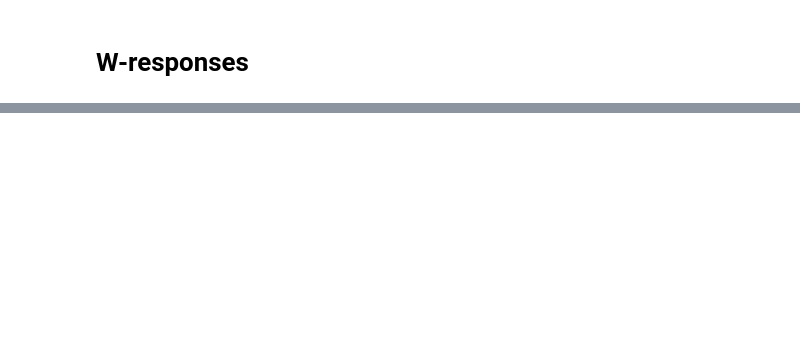
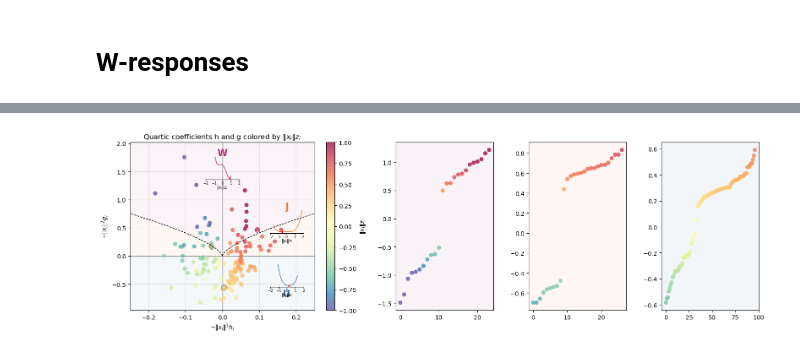
Before and after one commit to stootoon/glom-io-transform-release, a Jupyter notebook: model_fitting/explain_diag.ipynb, the cells around one changed output, grey strips where cells are left out. Cells and saved outputs as stored; diff of their text form; code cells hidden in the pictures; blank space fills up the shorter version.

```diff
--- a/model_fitting/explain_diag.ipynb
+++ b/model_fitting/explain_diag.ipynb
@@ -217,0 +157,89 @@ ylim([-1,1])
+# %%
+# Plot the phase plane: x = -|x_i|^3 h_i, y = -|x_i|^2 g_i
+from matplotlib.gridspec import GridSpec
+gs = GridSpec(1, 5)
+figure(figsize=(16,5))
+ax1 = subplot(gs[0,:2])
+zz = Q.z * Xn
+color_by_dict = {"$z-1$":(Q.z-1, -5, 5, "seismic"),
+            "$z$":(Q.z, -4, 4, "Spectral_r"),
+            "$\\|x_i\\|z_i$":(zz, -1,1, "Spectral_r"),
+            "$k$":(Q.C_, -0.25, 0.25, "coolwarm"),
+            "$|z|$":(np.abs(Q.z), 0, 5, "viridis"),
+            "$s$": (np.sign(Q.z), -1, 1, "bwr")
+}
+which_scheme = "$\\|x_i\\|z_i$"
+color_by = color_by_dict[which_scheme]
+gg =  Q.g_.copy() * Xn**(2*1)
+hh = -Q.h_.copy() * Xn**(3*1)
+xx_pl = hh    # new x-axis: -|x_i|^3 h_i (the old y-axis)
+yy_pl = -gg   # new y-axis: -|x_i|^2 g_i (negative of the old x-axis)
+scatter(xx_pl, yy_pl, c = color_by[0], alpha=0.75, cmap=color_by[3], vmin=color_by[1], vmax=color_by[2])
+grid(True, linestyle=":")
+axhline(0, zorder=-1, lw=1, color="k", alpha=0.5)
+axvline(0, zorder=-1, lw=1, color="k", alpha=0.5)
+ii = np.argsort(Q.z)
+in_W = (gg < 0) & (hh**2 < (4/27) * np.abs(gg)**3)
+in_J = (gg < 0) & (~in_W)
+in_U = (gg > 0)
+region_colors = {"U": "#4477AA", "J": "#EE7733", "W": "#AA3377"}
+exemplars = {}
+for name, mask in [("U", in_U), ("J", in_J), ("W", in_W)]:
+    idx = where(mask)[0]
+    if len(idx): exemplars[name] = idx[:11][-1] if name == "W" else idx[len(idx)//2]
+for name, wi in exemplars.items():
+    plot(xx_pl[wi], yy_pl[wi], "o", color=region_colors[name], markerfacecolor="none", markersize=8)
+xlabel("$-\|x_i\|^3 h_i$"); ylabel("$-\|x_i\|^2 g_i$"); title(f"Quartic coefficients h and g colored by {which_scheme}")
+colorbar(label=which_scheme)
+ax1.set_xlim(-0.25, 0.25)
+# Cusp curve: 27 h^2 = 4 (-g)^3, i.e. x = +/- sqrt(4/27 y^3) for y >= 0
+yvals = np.linspace(0, max(ylim()), 100)
+cusp_x = np.sqrt(4/27 * yvals**3)
+plot(cusp_x, yvals, "k--", lw=1, label="Cusp curve"); plot(-cusp_x, yvals, "k--", lw=1);# legend(loc="lower right")
+# Shade the U, J, W regions
+x0, x1 = xlim(); y0, y1 = ylim()
+yv = np.linspace(0, y1, 200)
+cx = np.sqrt(4/27 * yv**3)
+ax1.axhspan(y0, 0, color="#4477AA", alpha=0.05, lw=0, zorder=-2)              # U: g > 0 (bottom half)
+ax1.fill_betweenx(yv, cx, x1, color="#EE7733", alpha=0.05, lw=0, zorder=-2)   # J: g < 0, right of the cusp
+ax1.fill_betweenx(yv, x0, -cx, color="#EE7733", alpha=0.05, lw=0, zorder=-2)  # J: g < 0, left of the cusp
+ax1.fill_betweenx(yv, -cx, cx, color="#AA3377", alpha=0.05, lw=0, zorder=-2)  # W: between the cusp branches
+label_pos = {"W": (0.5, 0.92), "J": (0.85, 0.60), "U": (0.85, 0.08)}   # axes fractions
+for name, (tx, ty) in label_pos.items():
+    ax1.text(tx, ty, name, color=region_colors[name], transform=ax1.transAxes, ha="center", fontsize=16, fontweight="bold")
+xlim(x0, x1); ylim(y0, y1)
+# Insets: floating loss quartics, one exemplar per region
+def add_loss_inset(i, xc, yc, color):
+    axi = ax1.inset_axes([xc - 0.09, yc, 0.18, 0.14])
+    zv = np.linspace(Q.z.min(), Q.z.max(), 100)
+    axi.plot(zv*Xn[i], Q.LiFUN(i, zv), lw=1, color=color)
+    axi.plot(Q.z[i]*Xn[i], Q.LiFUN(i, Q.z[i]), "r.", markersize=4)
+    axi.patch.set_alpha(0)   # transparent: just a floating quartic
+    [axi.spines[s].set_visible(False) for s in ["top", "right", "left"]]
+    axi.set_yticks([]); axi.set_xticks(np.arange(-2, 3, 1))
+    axi.set_xlabel("$\|x_i\|z_i$", fontsize=7, labelpad=-1)
+    axi.tick_params(labelsize=6, length=2, pad=1)
+    return axi
+
+inset_pos = {"W": (0.5, 0.78), "J": (0.85, 0.46), "U": (0.85, 0.14)}   # axes fractions, near each region label
+for name, wi in exemplars.items():
+    add_loss_inset(wi, *inset_pos[name], region_colors[name])
+
+axes = {"W": subplot(gs[0,2]),
+        "J": subplot(gs[0,3]),
+        "U": subplot(gs[0,4])}
+
+for name in "WJU":
+    ax = axes[name]
+    mask = {"W": in_W, "J": in_J, "U": in_U}[name]
+    zz_sub = zz[mask]
+    order = np.argsort(zz_sub)
+    ax.scatter(arange(len(order)), zz_sub[order], c = color_by[0][mask][order], alpha=0.75, cmap=color_by[3], vmin=color_by[1], vmax=color_by[2])
+    # Color the axis according to the region's color
+    # Add alpha to the color to make it lighter
+    ax_col = region_colors[name] + "10"  # Adding '33' for alpha transparency
+    ax.set_facecolor(ax_col)
+
+tight_layout()
+# %% [output]
+[figure, new version]
```
Also changed, not shown: parts of 12 cells of this notebook, 2 other files.
